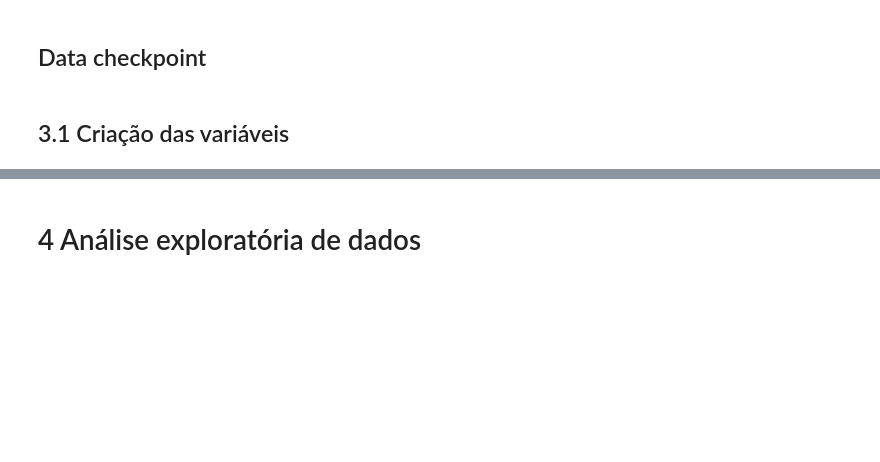
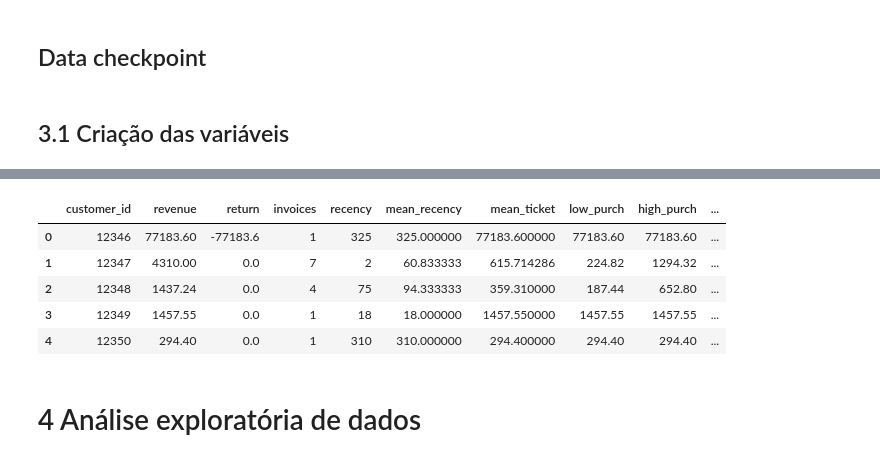
Before and after one commit to paixaols/loyalty-program, a Jupyter notebook: notebooks/2_loyalty_clean-data.ipynb, the cells around one changed output, grey strips where cells are left out. Drawn from its saved outputs; the diff is of its cells as text; code cells hidden in the pictures; blank space fills up the shorter version.

```diff
--- a/notebooks/2_loyalty_clean-data.ipynb
+++ b/notebooks/2_loyalty_clean-data.ipynb
@@ -314,4 +353,13 @@ recency        0
 dtype: int64
+# %%
+df3.head()
+# %% [output]
+|  | customer_id | revenue | return | invoices | recency | mean_recency | mean_ticket | low_purch | high_purch | ... |
+| 0 | 12346 | 77183.60 | -77183.6 | 1 | 325 | 325.000000 | 77183.600000 | 77183.60 | 77183.60 | ... |
+| 1 | 12347 | 4310.00 | 0.0 | 7 | 2 | 60.833333 | 615.714286 | 224.82 | 1294.32 | ... |
+| 2 | 12348 | 1437.24 | 0.0 | 4 | 75 | 94.333333 | 359.310000 | 187.44 | 652.80 | ... |
+| 3 | 12349 | 1457.55 | 0.0 | 1 | 18 | 18.000000 | 1457.550000 | 1457.55 | 1457.55 | ... |
+| 4 | 12350 | 294.40 | 0.0 | 1 | 310 | 310.000000 | 294.400000 | 294.40 | 294.40 | ... |
 # %%
 df3 = df_customer.drop(columns = 'last_date').copy()
 # %% [markdown]
```
Also changed, not shown: parts of 7 cells of this notebook.
